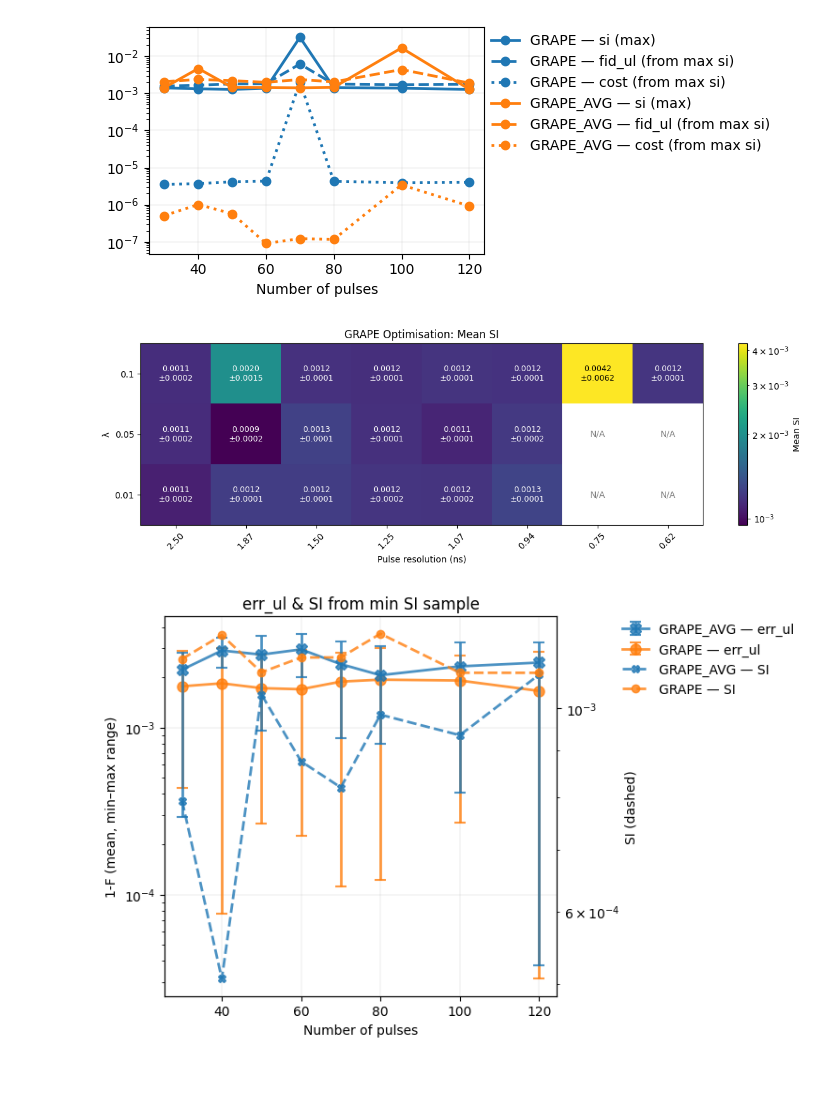
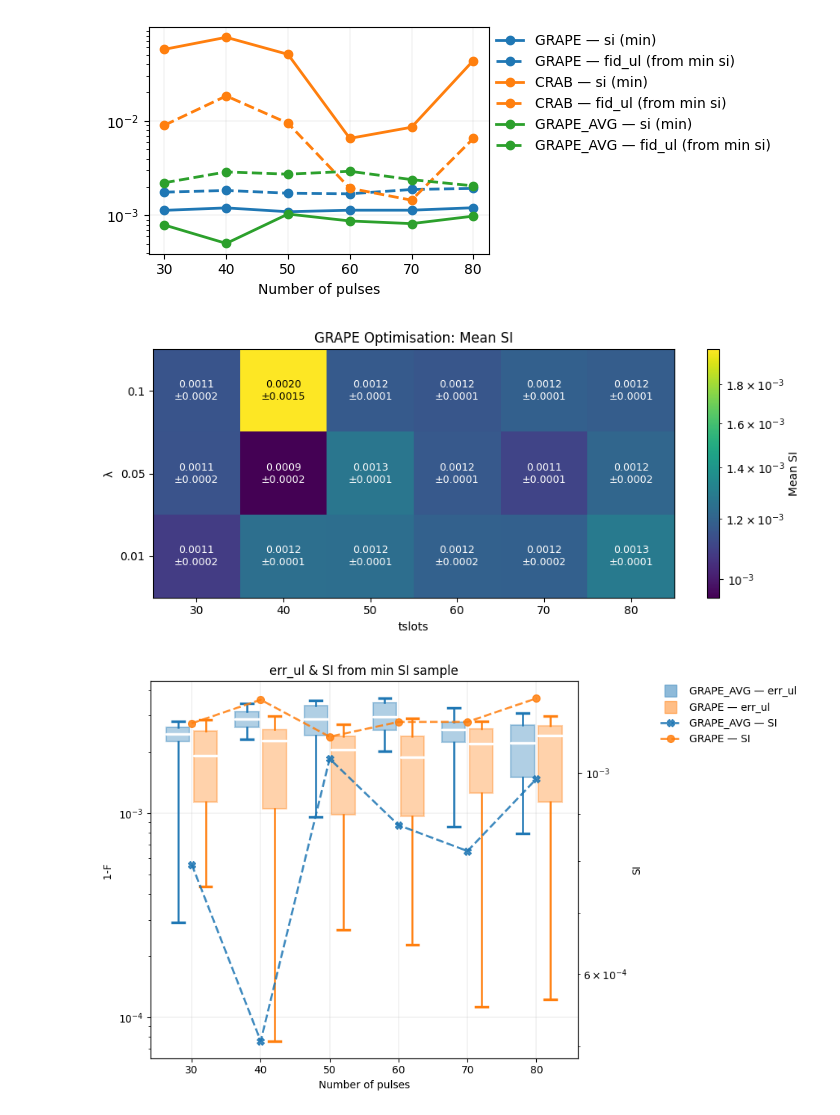
Before and after one commit to cicacica/VeriPulse, a Jupyter notebook: notebooks/data_processing.ipynb, the cells around one changed output. Drawn from its saved outputs; the diff is of its cells as text; code cells hidden in the pictures; blank space fills up the shorter version.

Commit message:
run dummyyes and dummyless

```diff
--- a/notebooks/data_processing.ipynb
+++ b/notebooks/data_processing.ipynb
@@ -462,9 +833,9 @@ def plot_grape_heatmap(data_dir, lambdas, tslots_list, show='si', resolution=Fal
 # %%
-slots = [30, 40, 50, 60, 70, 80, 100, 120]
+slots = [30, 40, 50, 60, 70, 80]
 summaries = dict()
-summaries['GRAPE'] = summary_byslot("GRAPE", slots)
-#summaries['CRAB'] = summary_byslot('CRAB', slots)
-summaries['GRAPE_AVG'] = summary_byslot('GRAPE_AVG', slots)
+summaries['GRAPE'] = summary_byslot("GRAPE", slots, data_dir_dummyless)
+summaries['CRAB'] = summary_byslot('CRAB', slots, data_dir_dummyless)
+summaries['GRAPE_AVG'] = summary_byslot('GRAPE_AVG', slots, data_dir_dummyless)
 # %%
 plot_summary_property(summaries = summaries, quantity='eval', log_y=True)
 # %% [output]
@@ -483,19 +844,19 @@ plot_summary_properties(
 plot_summary_properties_extremes(
     summaries=summaries,
     main_quantity='si',
-    main_case='max',
-    other_quantities=['fid_ul','cost'],
+    main_case='min',
+    other_quantities=['fid_ul'],
     log_y=True,
     resolution=False
 )
 # %% [output]
-[figure, old version]
+[figure, new version]
 # %%
 lambdas = [0.1, 0.05, 0.01]
-plot_grape_heatmap(data_dir, lambdas, slots, show='si', resolution=True)
+plot_grape_heatmap(data_dir_dummyless, lambdas, slots, show='si', resolution=False)
 # %% [output]
-[figure, old version]
+[figure, new version]
 # %%
-plot_fid_spread_from_extreme_si(data_dir, methods=['GRAPE_AVG','GRAPE'], slots=slots, si_case='min', log_y=True, resolution=False)
+plot_fid_spread_from_extreme_si(data_dir_dummyless, methods=['GRAPE_AVG','GRAPE'], slots=slots, si_case='min', log_y=True, resolution=False)
 # %% [output]
-[figure, old version]
+[figure, new version]
```
Also changed, not shown: parts of 16 cells of this notebook, 18 other files.
